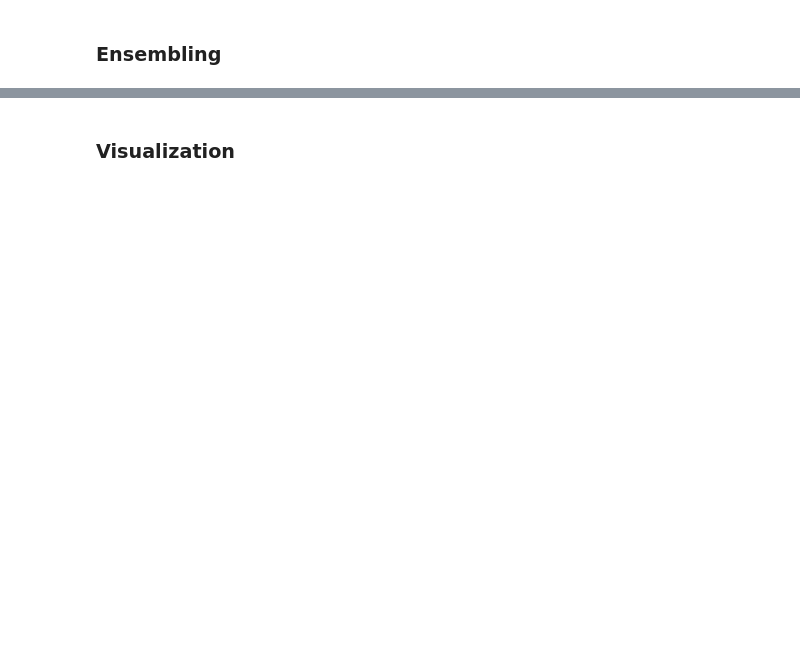
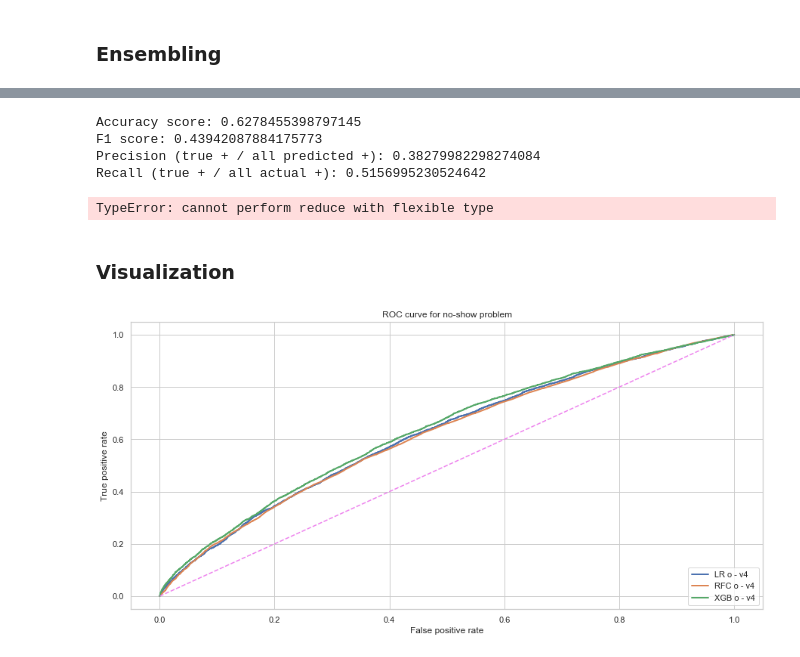
Before and after one commit to jocelynlau/metis-projects-2-5, a Jupyter notebook: project 3/4a. model comparison.ipynb, the cells around one changed output, grey strips where cells are left out. Drawn from its saved outputs; the diff is of its cells as text; code cells hidden in the pictures; blank space fills up the shorter version.

```diff
--- a/project 3/4a. model comparison.ipynb
+++ b/project 3/4a. model comparison.ipynb
@@ -279,0 +358,5 @@ print_scores(yv3_test,yv3_test_LR_o)
+# %%
+LR.fit(Xv4_resampled,yv4_resampled)
+yv4_test_LR_o = LR.predict(Xv4_test)
+yv4_test_LR_o_prob = LR.predict_proba(Xv4_test)[:,1]
+print_scores(yv4_test,yv4_test_LR_o)
@@ -289,4 +382,5 @@ print_scores(yv2_test,yv2_test_RFC_o)
 # %%
+RFC.fit(Xv3_resampled,yv3_resampled)
 yv3_test_RFC_o = RFC.predict(Xv3_test)
 yv3_test_RFC_o_prob = RFC.predict_proba(Xv3_test)[:,1]
 print_scores(yv3_test,yv3_test_RFC_o)
@@ -292,0 +392,5 @@ print_scores(yv3_test,yv3_test_RFC_o)
+# %%
+RFC.fit(Xv4_resampled,yv4_resampled)
+yv4_test_RFC_o = RFC.predict(Xv4_test)
+yv4_test_RFC_o_prob = RFC.predict_proba(Xv4_test)[:,1]
+print_scores(yv4_test,yv4_test_RFC_o)
@@ -301,0 +428,5 @@ print_scores(yv2_test,yv2_test_XGB_o)
+# %%
+XGB = XGBClassifier(random_state=43)
+XGB.fit(Xv4_resampled,yv4_resampled)
+yv4_test_XGB_o = XGB.predict(Xv4_test)
+yv4_test_XGB_o_prob = XGB.predict_proba(Xv4_test)[:,1]
@@ -328,6 +570,17 @@ ensembling(Xv2_resampled,yv2_resampled,Xv2_test,yv2_test,'hard',['0.9','0.1'])
 ensembling(Xv3_resampled,yv3_resampled,Xv3_test,yv3_test,'hard',['0.5','0.5'])
 # %%
 ensembling(Xv3_resampled,yv3_resampled,Xv3_test,yv3_test,'hard',['0.9','0.1'])
+# %%
+ensembling(Xv4_resampled,yv4_resampled,Xv4_test,yv4_test,'hard',['0.5','0.5','0.5'])
+# %% [output]
+Accuracy score: 0.6278455398797145
+F1 score: 0.43942087884175773
+Precision (true + / all predicted +): 0.38279982298274084
+Recall (true + / all actual +): 0.5156995230524642
+# %%
+ensembling(Xv4_resampled,yv4_resampled,Xv4_test,yv4_test,'soft',['0.2','0.2','0.6'])
+# %% [output]
+TypeError: cannot perform reduce with flexible type
 # %% [markdown]
 ### Visualization
 # %%
@@ -343,37 +596,46 @@ fpr7, tpr7, thresholds1 = roc_curve(yv2_test, yv2_test_RFC_prob) # RFC
 fpr8, tpr8, thresholds1 = roc_curve(yv2_test, yv2_test_XGB_prob) # XGB
 
 fpr9, tpr9, thresholds9 = roc_curve(yv2_test, yv2_test_LR_o_prob) # LR
 fpr10, tpr10, thresholds10 = roc_curve(yv2_test, yv2_test_RFC_o_prob) # RFC
 
 fpr11, tpr11, thresholds11 = roc_curve(yv3_test, yv3_test_LR_o_prob) # LR
 fpr12, tpr12, thresholds12 = roc_curve(yv3_test, yv3_test_RFC_o_prob) # RFC
 
+fpr13, tpr13, thresholds13 = roc_curve(yv4_test, yv4_test_LR_o_prob) # LR
+fpr14, tpr14, thresholds14 = roc_curve(yv4_test, yv4_test_RFC_o_prob) # RFC
+fpr15, tpr15, thresholds15 = roc_curve(yv4_test, yv4_test_XGB_o_prob) # XGB
 
 plt.figure(figsize=(15,7))
 # plt.plot(fpr1, tpr1,lw=2,label='LR')
 # plt.plot(fpr2, tpr2,lw=2,label='KNN')
 # plt.plot(fpr3, tpr3,lw=2,label='RFC')
 # plt.plot(fpr4, tpr4,lw=2,label='XGB')
 
 # plt.plot(fpr5, tpr5,lw=2,label='LR - v2')
 # plt.plot(fpr6, tpr6,lw=2,label='KNN - v2')
 # plt.plot(fpr7, tpr7,lw=2,label='RFC - v2')
 # plt.plot(fpr8, tpr8,lw=2,label='XGB - v2')
 
-plt.plot(fpr9, tpr9,lw=2,label='LR o - v2')
-plt.plot(fpr10, tpr10,lw=2,label='RFC o - v2')
+# plt.plot(fpr9, tpr9,lw=2,label='LR o - v2')
+# plt.plot(fpr10, tpr10,lw=2,label='RFC o - v2')
 
-plt.plot(fpr11, tpr11,lw=2,label='LR o - v3')
-plt.plot(fpr12, tpr12,lw=2,label='RFC o - v3')
+# plt.plot(fpr11, tpr11,lw=2,label='LR o - v3')
+# plt.plot(fpr12, tpr12,lw=2,label='RFC o - v3')
+
+plt.plot(fpr13, tpr13,lw=2,label='LR o - v4')
+plt.plot(fpr14, tpr14,lw=2,label='RFC o - v4')
+plt.plot(fpr15, tpr15,lw=2,label='XGB o - v4')
 
 plt.plot([0,1],[0,1],c='violet',ls='--')
 plt.xlim([-0.05,1.05])
 plt.ylim([-0.05,1.05])
 
 plt.legend(loc='lower right')
 plt.xlabel('False positive rate')
 plt.ylabel('True positive rate')
 plt.title('ROC curve for no-show problem');
+# %% [output]
+[figure, added]
 # %%
 print(f'LR - v1: {roc_auc_score(yv1_test, yv1_test_LR_prob):.3f}') # LR
 print(f'KNN - v1: {roc_auc_score(yv1_test, yv1_test_KNN_prob):.3f}') # KNN
```
Also changed, not shown: parts of 57 cells of this notebook, 3 other files.
